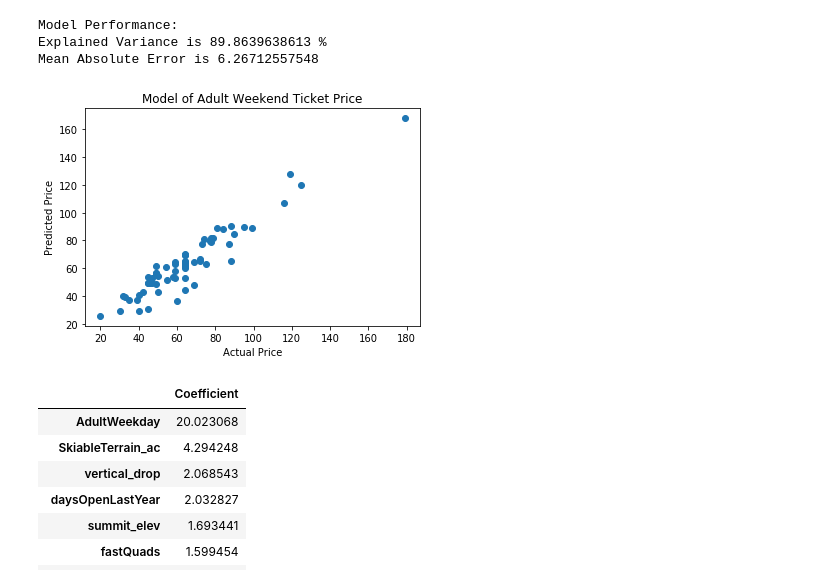
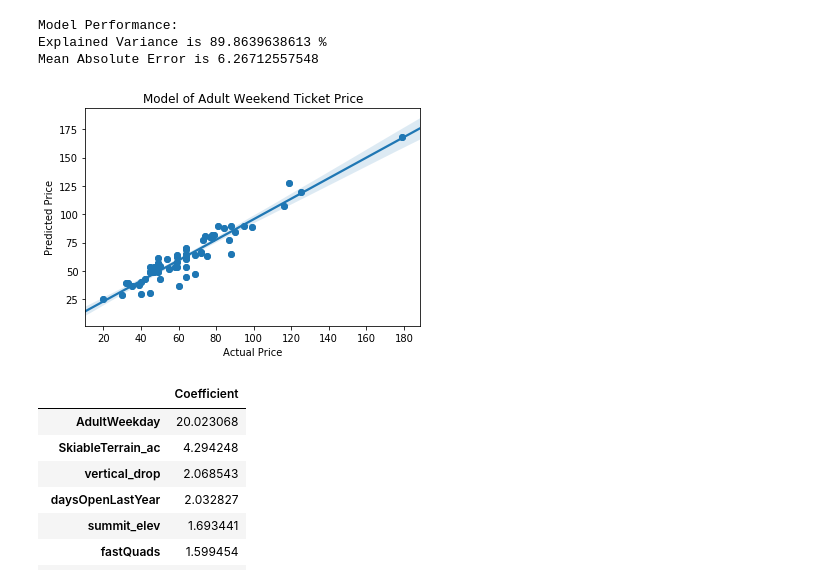
Before and after one commit to david-olivero/Guided-Capstone, a Jupyter notebook: GuidedCapstoneStep6HL.ipynb, the cells around one changed output. Drawn from its saved outputs; the diff is of its cells as text; code cells hidden in the pictures.

```diff
--- a/GuidedCapstoneStep6HL.ipynb
+++ b/GuidedCapstoneStep6HL.ipynb
@@ -106,12 +106,14 @@ Mean Absolute Error is 6.26712557548
 # %%
 # Create scatter plot to compare actual price data to predicted price data from test set:
 plt.scatter(y_test, y_pred)
+sns.regplot(y_test,y_pred)
 plt.title('Model of Adult Weekend Ticket Price')
 plt.ylabel('Predicted Price')
 plt.xlabel('Actual Price')
-plt.show()
+# plt.show()
+plt.savefig('figures/fig4.png',bbox_inches='tight')
 # %% [output]
-[figure, old version]
+[figure, new version]
 # %%
 # Create dataframe for coefficients
 coef_df = pd.DataFrame(abs(model.coef_), X.columns, columns=['Coefficient'])
```
Also changed, not shown: parts of 2 cells of this notebook.
